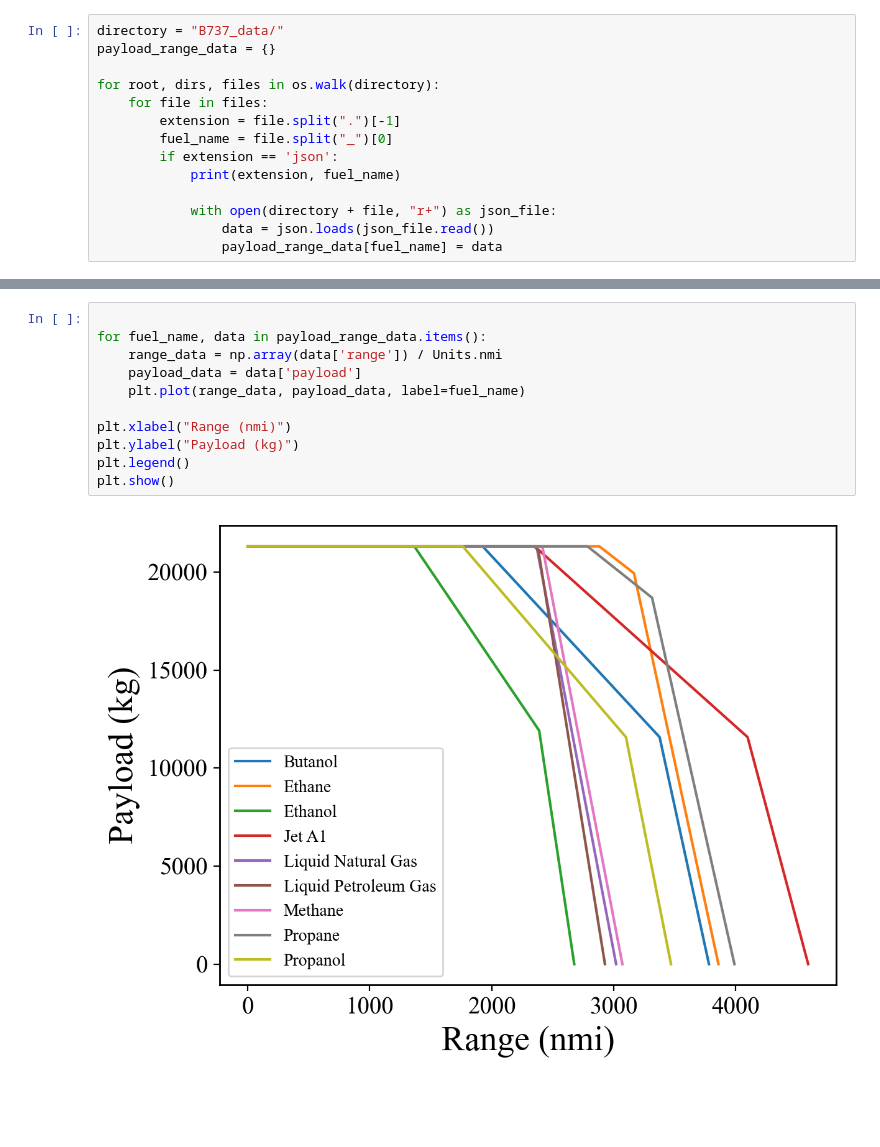
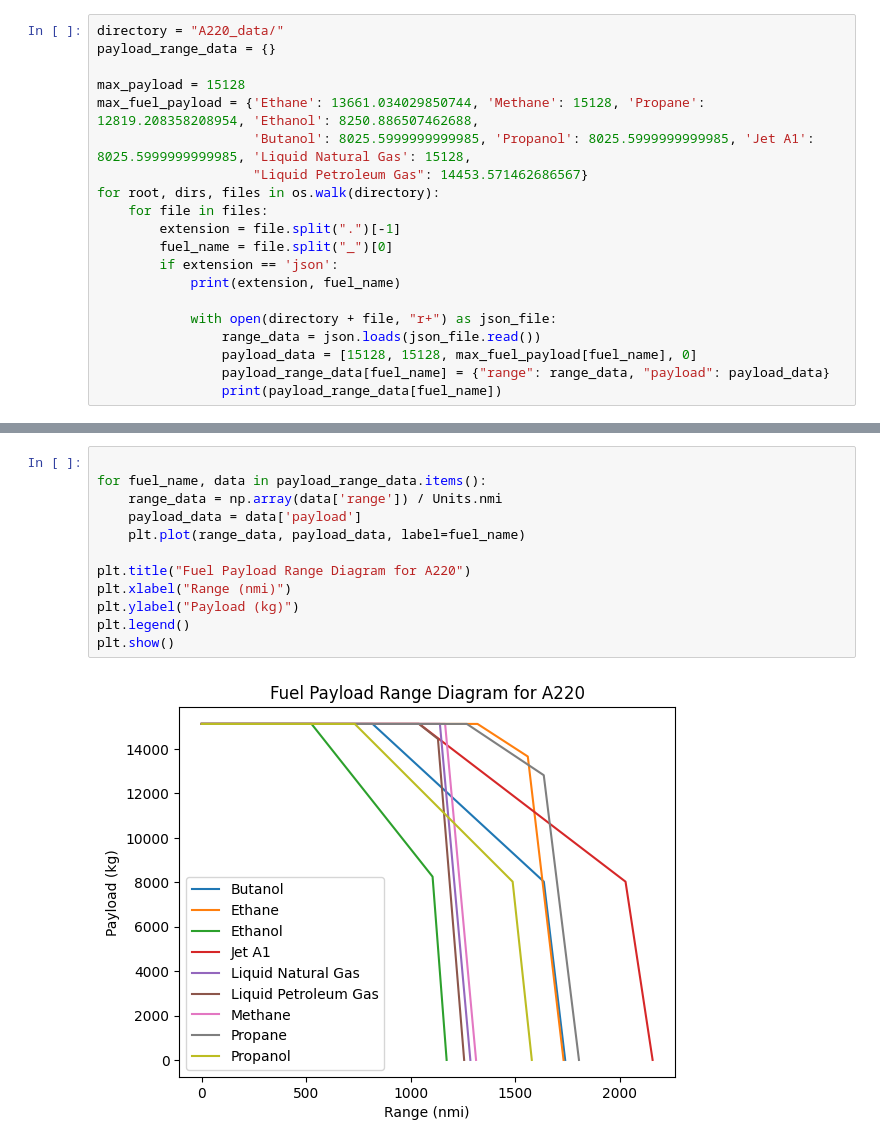
Before and after one commit to leadsgroup/RESEARCH, a Jupyter notebook: 06_Aircraft_Electrification_Trade_Study/03_Payload_Range_Study/generate_plot.ipynb, the cells around one changed output, grey strips where cells are left out. Cells and saved outputs as stored; diff of their text form; blank space fills up the shorter version.

Commit message:
Revert "Finished making validated B737 and A220 payload-range plots"
This reverts commit 01b8c40a73ad93de6d6b2654a5a6c03539e2488e.

```diff
--- a/06_Aircraft_Electrification_Trade_Study/03_Payload_Range_Study/generate_plot.ipynb
+++ b/06_Aircraft_Electrification_Trade_Study/03_Payload_Range_Study/generate_plot.ipynb
@@ -45,7 +10,11 @@ plot_style()
 # %%
-directory = "B737_data/"
+directory = "A220_data/"
 payload_range_data = {}
 
+max_payload = 15128
+max_fuel_payload = {'Ethane': 13661.034029850744, 'Methane': 15128, 'Propane': 12819.208358208954, 'Ethanol': 8250.886507462688,
+                    'Butanol': 8025.5999999999985, 'Propanol': 8025.5999999999985, 'Jet A1': 8025.5999999999985, 'Liquid Natural Gas': 15128,
+                    "Liquid Petroleum Gas": 14453.571462686567}
 for root, dirs, files in os.walk(directory):
     for file in files:
         extension = file.split(".")[-1]
@@ -54,7 +23,9 @@ for root, dirs, files in os.walk(directory):
             print(extension, fuel_name)
 
             with open(directory + file, "r+") as json_file:
-                data = json.loads(json_file.read())
-                payload_range_data[fuel_name] = data
+                range_data = json.loads(json_file.read())
+                payload_data = [15128, 15128, max_fuel_payload[fuel_name], 0]
+                payload_range_data[fuel_name] = {"range": range_data, "payload": payload_data}
+                print(payload_range_data[fuel_name])
 # %% [output]
 json Butanol
@@ -69,13 +49,14 @@ json Propanol
 # %%
 
 for fuel_name, data in payload_range_data.items():
     range_data = np.array(data['range']) / Units.nmi
     payload_data = data['payload']
     plt.plot(range_data, payload_data, label=fuel_name)
 
+plt.title("Fuel Payload Range Diagram for A220")
 plt.xlabel("Range (nmi)")
 plt.ylabel("Payload (kg)")
 plt.legend()
 plt.show()
 # %% [output]
-[figure, old version]
+[figure, new version]
```
Also changed, not shown: parts of 4 cells of this notebook, 20 other files.
